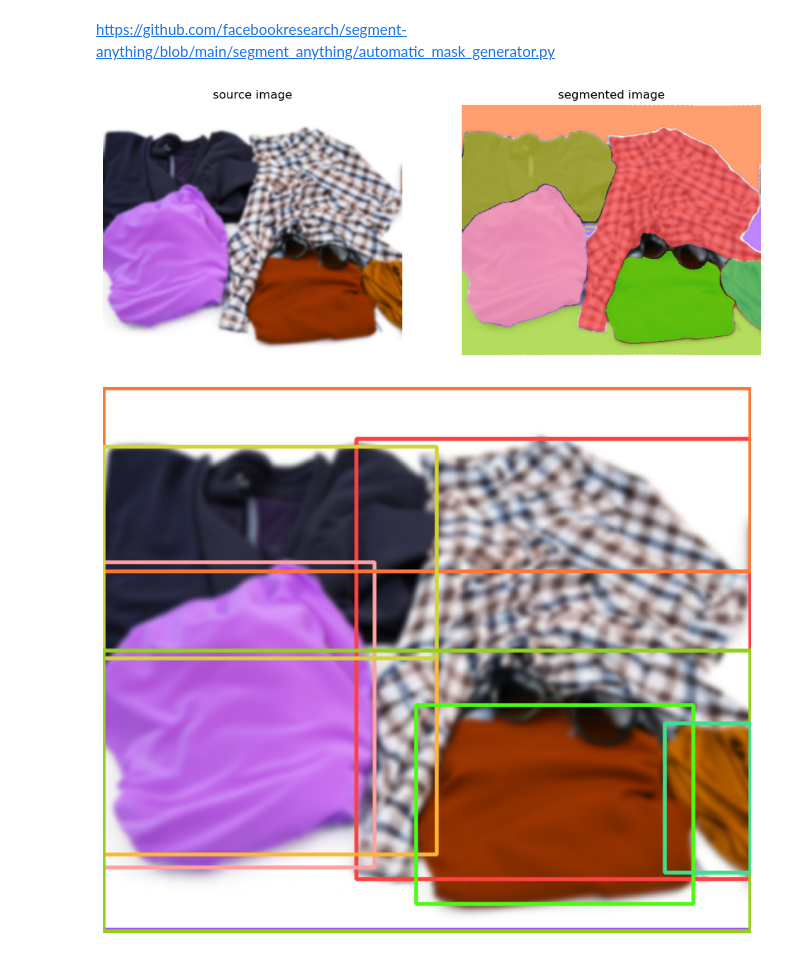
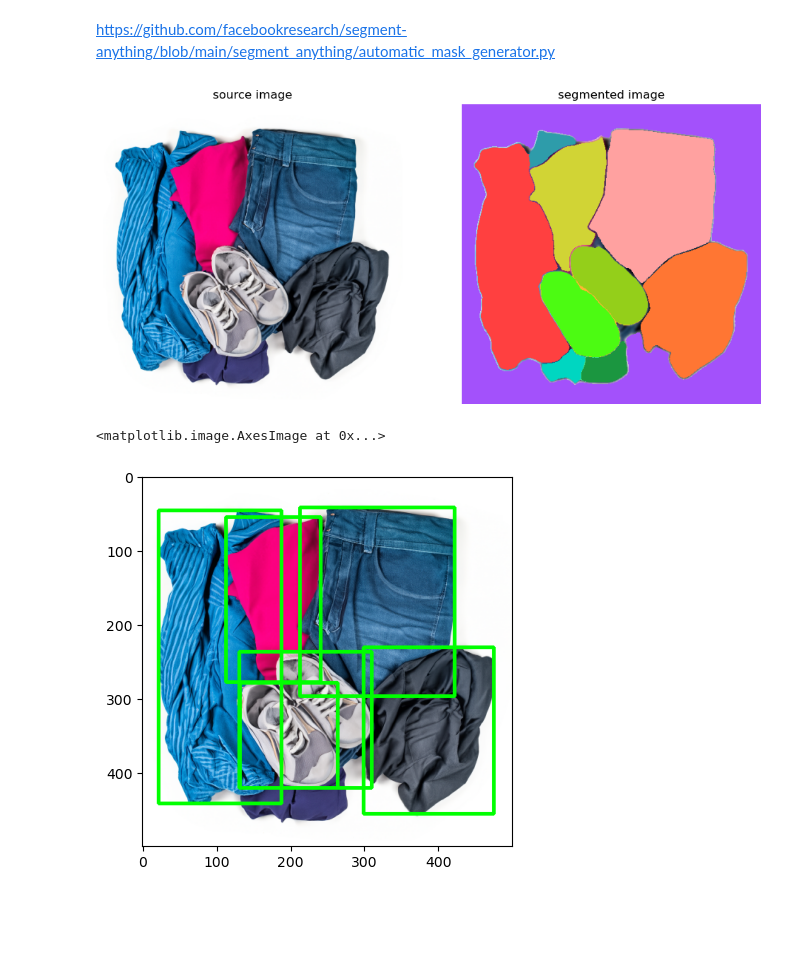
Before and after one commit to kohnmart/master-projekt, a Jupyter notebook: notebooks/pytorch/segmentation/sam_segmentation.ipynb, the cells around one changed output. Cells and saved outputs as stored; diff of their text form; code cells hidden in the pictures; blank space fills up the shorter version.

```diff
--- a/notebooks/pytorch/segmentation/sam_segmentation.ipynb
+++ b/notebooks/pytorch/segmentation/sam_segmentation.ipynb
@@ -40,44 +40,79 @@ sam = sam_model_registry[MODEL_TYPE](checkpoint=CHECKPOINT_PATH).to(device=DEVIC
 mask_generator = SamAutomaticMaskGenerator(
     model=sam,
     points_per_side=10,
-    pred_iou_thresh=0.98,
-#     stability_score_thresh=0.98,
+    pred_iou_thresh=0.96,
+    stability_score_thresh=0.96,
     crop_n_layers=1,
     crop_n_points_downscale_factor=2,
-
+    min_mask_region_area=100,  # Requires open-cv to run post-processing
 )
 # %%
-file_name = 'mixed_0003.png'
+def adjust_gamma(image, gamma=1.0):
+    invGamma = 1.0 / gamma
+    table = [((i / 255.0) ** invGamma) * 255 for i in range(256)]
+    table = np.array(table, np.uint8)
+    return cv2.LUT(image, table)
+
+def remove_shadow_rgb(image):
+    # Convert image to RGB if it isn't already
+    rgb = cv2.cvtColor(image, cv2.COLOR_BGR2RGB) if image.shape[-1] == 3 else image
+    # Convert to YCrCb color space
+    ycrcb = cv2.cvtColor(rgb, cv2.COLOR_RGB2YCrCb)
+    # Split into channels
+    y, cr, cb = cv2.split(ycrcb)
+    # Apply histogram equalization on the brightness channel
+    y_eq = cv2.equalizeHist(cr)
+    # Merge back the channels
+    ycrcb_eq = cv2.merge((y_eq, cr, cb))
+    # Convert back to RGB
+    result = cv2.cvtColor(ycrcb_eq, cv2.COLOR_YCrCb2RGB)
+    return result
+
+
+file_name = 'mixed_0019.png'
 
 img_path = get_training_data_path(file_name)
 image_bgr = cv2.imread(img_path)
-image_rgb = cv2.cvtColor(image_bgr, cv2.COLOR_BGR2RGB)
-
+#image_rgb = cv2.cvtColor(image_bgr, cv2.COLOR_BGR2RGB)
+# image_gray = cv2.imread(img_path, cv2.IMREAD_GRAYSCALE)
+# image_3ch = cv2.cvtColor(image_gray, cv2.COLOR_GRAY2BGR)
 # Apply Gaussian Blur
-blurred_image = cv2.GaussianBlur(image_rgb, (11, 11), 0)
-
+blurred_image = cv2.GaussianBlur(image_bgr, (11, 11), 0)
+#blurred_image = remove_shadow_rgb(blurred_image)
 masks = mask_generator.generate(blurred_image)
 
-mask_annotator = sv.MaskAnnotator(color_lookup=sv.ColorLookup.INDEX, opacity=0.7)
+mask_annotator = sv.MaskAnnotator(color_lookup=sv.ColorLookup.INDEX, opacity=1.0)
 
 detections = sv.Detections.from_sam(sam_result=masks)
 
 annotated_image = mask_annotator.annotate(scene=blurred_image.copy(), detections=detections)
 
 sv.plot_images_grid(
-    images=[blurred_image, annotated_image],
+    images=[image_bgr, annotated_image],
     grid_size=(1, 2),
     titles=['source image', 'segmented image']
 )
 
 bounding_box_annotator = sv.BoundingBoxAnnotator(color_lookup=sv.ColorLookup.INDEX)
 annotated_image = bounding_box_annotator.annotate(
     scene=blurred_image, detections=detections)
-
-sv.plot_image(annotated_image)
 # %% [output]
-[figure, old version]
+[figure, new version]
-[figure, removed]
+# %%
+masks_cleaned = []
+for mask in masks:
+    if np.mean(mask['segmentation'][3]) <= 0.2 and (mask['area'] >= 10000 and mask['area'] <= 50000):
+        masks_cleaned.append(mask)
+
+masked_image = image_rgb
+for mask in masks_cleaned:
+    x, y, w, h = mask['bbox']
+    cv2.rectangle(masked_image, (x, y), (x + w, y + h), (0, 255,0), 3)
+
+plt.imshow(masked_image)
+# %% [output]
+<matplotlib.image.AxesImage at 0x...>
+[figure, added]
 # %%
 # Assuming 'image' is your original image and 'annotations' is a list of dictionaries containing annotations
 from matplotlib import patches
```
Also changed, not shown: parts of 1 cell of this notebook, 22 other files.
